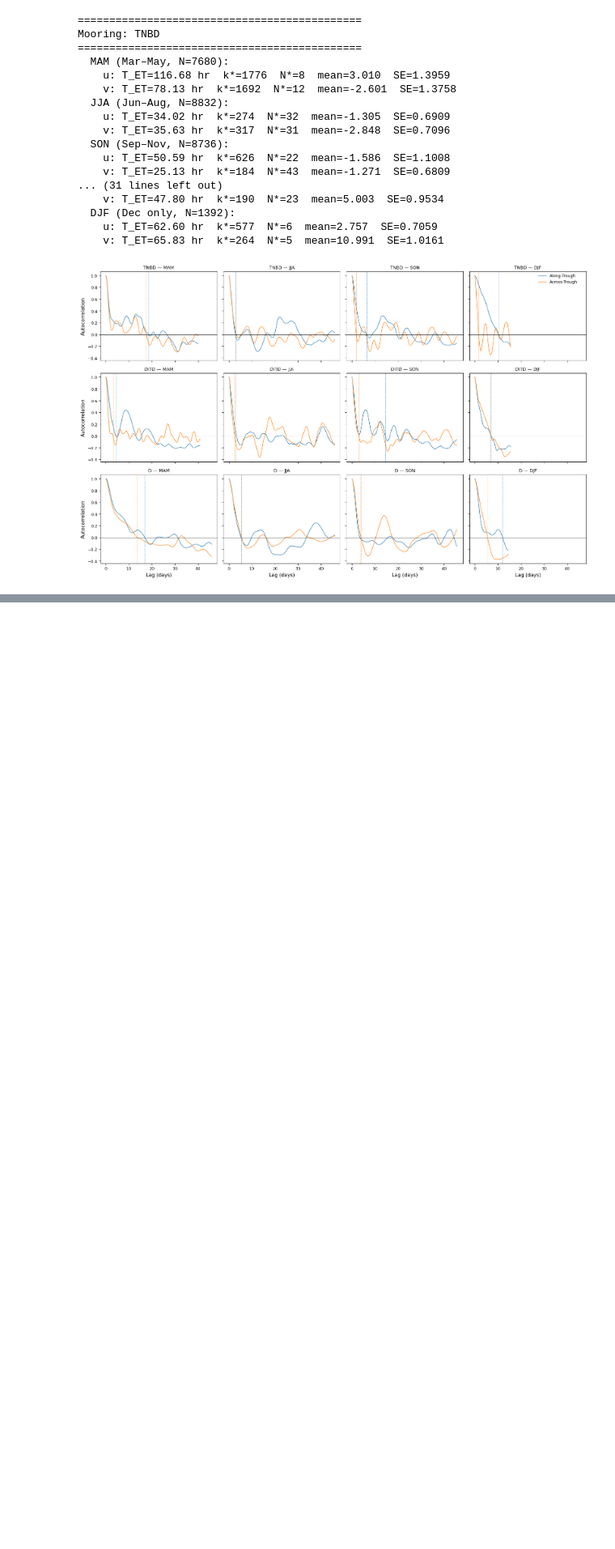
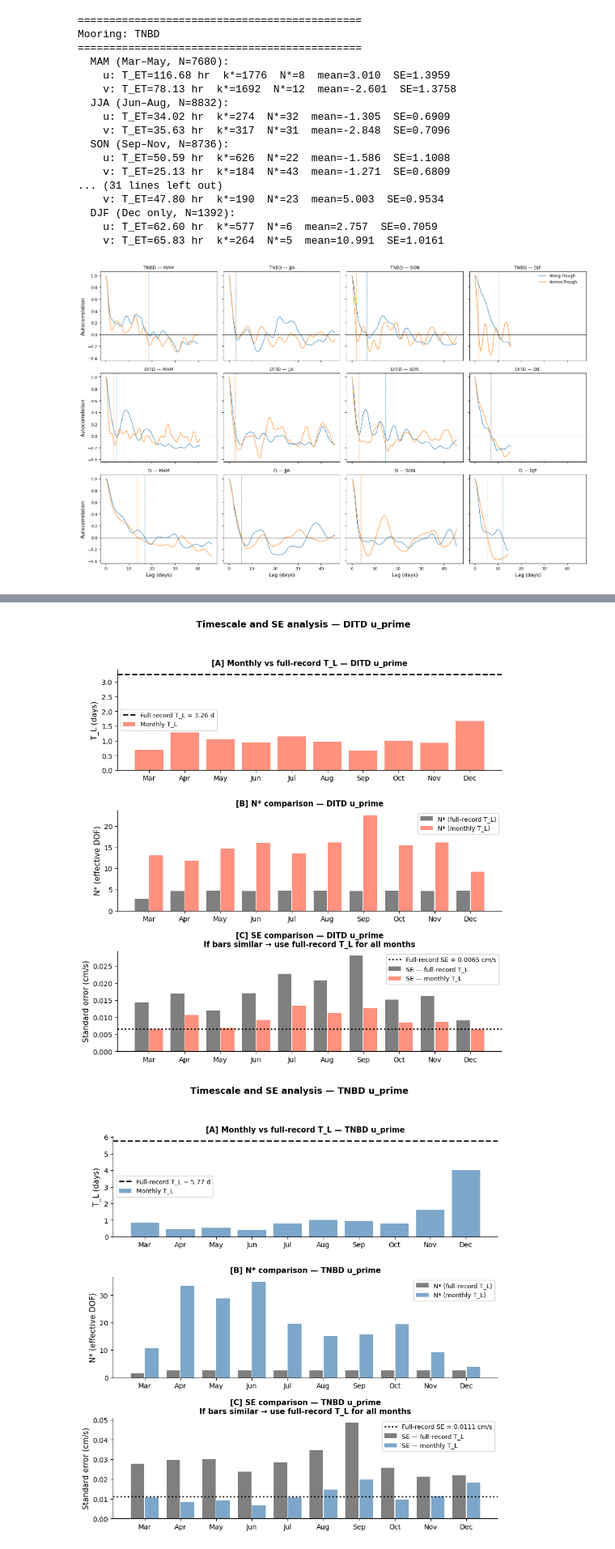
Before and after one commit to MackenzieBlanusa/TNB_tools, a Jupyter notebook: MastersThesis/Integral_Timescale.ipynb, the cells around one changed output, grey strips where cells are left out. Shown at 81% size. Saved outputs shown, nothing was run; the diff lists cells and outputs as text; code cells hidden in the pictures; blank space fills up the shorter version.

```diff
--- a/MastersThesis/Integral_Timescale.ipynb
+++ b/MastersThesis/Integral_Timescale.ipynb
@@ -1378,0 +2101,73 @@ plt.show()
+# %%
+# ═══════════════════════════════════════════════════════════════════════════════
+# CELL 7 — SE comparison plots
+# ═══════════════════════════════════════════════════════════════════════════════
+
+for name, df in monthly_results.items():
+    fr    = full_record_results[name]
+    color = MOORINGS[name]['color']
+    mons  = df['month'].values
+    x     = np.arange(len(mons))
+
+    fig, axes = plt.subplots(3, 1, figsize=(10, 10),
+                              gridspec_kw={'hspace': 0.4})
+
+    # ── A: Monthly T_L vs full-record T_L ────────────────────────────────────
+    ax = axes[0]
+    ax.bar(x, df['T_L_mo_d'], color=color, alpha=0.7, label='Monthly T_L')
+    ax.axhline(fr['T_L_d'], color='k', lw=2, ls='--',
+               label=f'Full-record T_L = {fr["T_L_d"]:.2f} d')
+    # Mark fallback months
+    for i, (_, row) in enumerate(df.iterrows()):
+        if row['fallback']:
+            ax.text(i, df['T_L_mo_d'].max() * 0.95, '⚠',
+                    ha='center', fontsize=10, color='gray')
+    ax.set_xticks(x); ax.set_xticklabels(mons, fontsize=10)
+    ax.set_ylabel('T_L (days)', fontsize=11)
+    ax.set_title(f'[A] Monthly vs full-record T_L — {name} u_prime',
+                 fontsize=11, fontweight='bold')
+    ax.legend(fontsize=9)
+    ax.spines['top'].set_visible(False)
+    ax.spines['right'].set_visible(False)
+
+    # ── B: N_eff comparison ───────────────────────────────────────────────────
+    ax = axes[1]
+    ax.bar(x - 0.2, df['N_star_fullTL'],  width=0.38,
+           color='k', alpha=0.5, label='N* (full-record T_L)')
+    ax.bar(x + 0.2, df['N_star_monthly'], width=0.38,
+           color=color, alpha=0.7, label='N* (monthly T_L)')
+    ax.set_xticks(x); ax.set_xticklabels(mons, fontsize=10)
+    ax.set_ylabel('N* (effective DOF)', fontsize=11)
+    ax.set_title(f'[B] N* comparison — {name} u_prime',
+                 fontsize=11, fontweight='bold')
+    ax.legend(fontsize=9)
+    ax.spines['top'].set_visible(False)
+    ax.spines['right'].set_visible(False)
+
+    # ── C: SE comparison — key figure ────────────────────────────────────────
+    ax = axes[2]
+    ax.bar(x - 0.2, df['SE_fullTL'],    width=0.38,
+           color='k', alpha=0.5,
+           label='SE — full-record T_L')
+    ax.bar(x + 0.2, df['SE_monthlyTL'], width=0.38,
+           color=color, alpha=0.7,
+           label='SE — monthly T_L')
+    ax.axhline(fr['SE_full'], color='k', lw=2, ls=':',
+               label=f'Full-record SE = {fr["SE_full"]:.4f} cm/s')
+    ax.set_xticks(x); ax.set_xticklabels(mons, fontsize=10)
+    ax.set_ylabel('Standard error (cm/s)', fontsize=11)
+    ax.set_title(f'[C] SE comparison — {name} u_prime\n'
+                 f'If bars similar → use full-record T_L for all months',
+                 fontsize=11, fontweight='bold')
+    ax.legend(fontsize=9)
+    ax.spines['top'].set_visible(False)
+    ax.spines['right'].set_visible(False)
+
+    fig.suptitle(f'Timescale and SE analysis — {name} u_prime',
+                 fontsize=13, fontweight='bold')
+    plt.savefig(f'timescale_SE_{name}_u_prime.png',
+                dpi=150, bbox_inches='tight')
+    plt.show()
+# %% [output]
+[figure, added]
+[figure, added]
```
Also changed, not shown: parts of 14 cells of this notebook.
